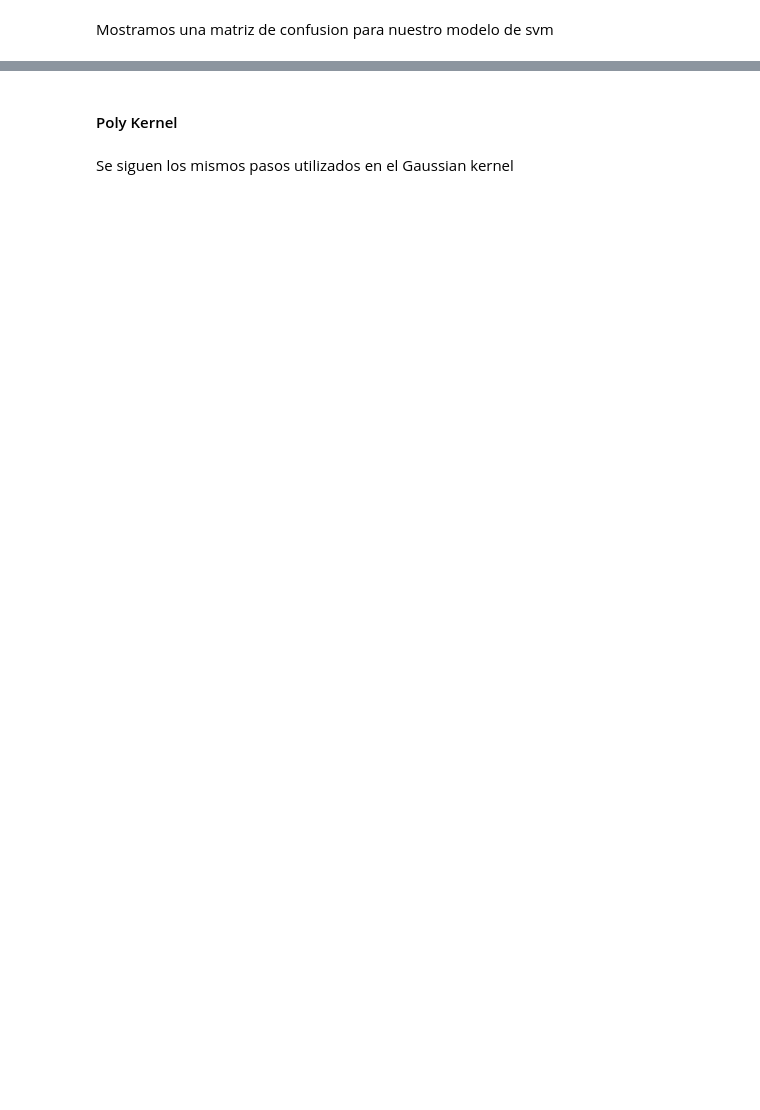
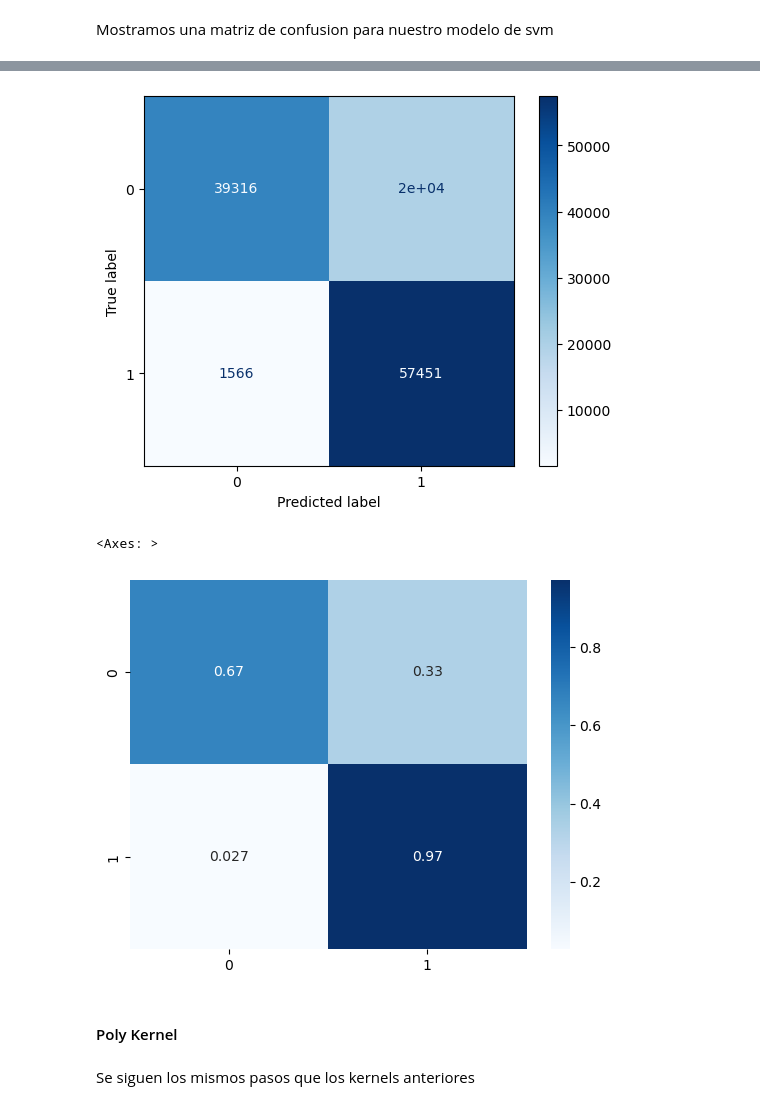
Before and after one commit to PBustamante65/NEO, a Jupyter notebook: NEO.ipynb, the cells around one changed output, grey strips where cells are left out. Saved outputs shown, nothing was run; the diff lists cells and outputs as text; code cells hidden in the pictures; blank space fills up the shorter version.

```diff
--- a/NEO.ipynb
+++ b/NEO.ipynb
@@ -599,0 +611,4 @@ sns.heatmap(cm2, annot=True, cmap='Blues')
+# %%
+linealsvm = LinearSVC(random_state=42, dual = 'auto', max_iter=1500)
+
+linealsvm.get_params()
@@ -599,0 +674,21 @@ sns.heatmap(cm2, annot=True, cmap='Blues')
+# %%
+indices = np.random.choice(X_train.shape[0], 100000, replace=False)
+
+X_train_sample = X_train[indices]
+y_train_sample = y_train[indices]
+
+bestsvm = grid_search.best_estimator_linealsvm
+bestsvm.fit(X_train_sample, y_train_sample)
+
+predictionsvmln = bestsvm.predict(X_test)
+
+accuracysvmln = accuracy_score(y_test, predictionsvmln)
+recallsvmln = recall_score(y_test, predictionsvmln)
+f1svmln = f1_score(y_test, predictionsvmln)
+
+print(f"Accuracy: {accuracysvmln}")
+print(f"Recall: {recallsvmln}")
+print(f"F1 score: {f1svmln}")
+
+
+print(f'Classification Report: \n {classification_report(y_test, predictionsvmln)}')
@@ -600,4 +708,17 @@ sns.heatmap(cm2, annot=True, cmap='Blues')
+# %%
+cmsvmln = confusion_matrix(y_test, predictionsvmln)
+disp = ConfusionMatrixDisplay(confusion_matrix=cmsvmln)
+disp.plot(cmap='Blues')
+plt.show()
+
+cm3 = cmsvmln / cmsvmln.sum(axis=1)[:, np.newaxis]
+
+sns.heatmap(cm3, annot=True, cmap='Blues')
+# %% [output]
+[figure, added]
+<Axes: >
+[figure, added]
 # %% [markdown]
 #### Poly Kernel
 # %% [markdown]
-Se siguen los mismos pasos utilizados en el Gaussian kernel
+Se siguen los mismos pasos que los kernels anteriores
```
Also changed, not shown: parts of 16 cells of this notebook, 3 other files.
